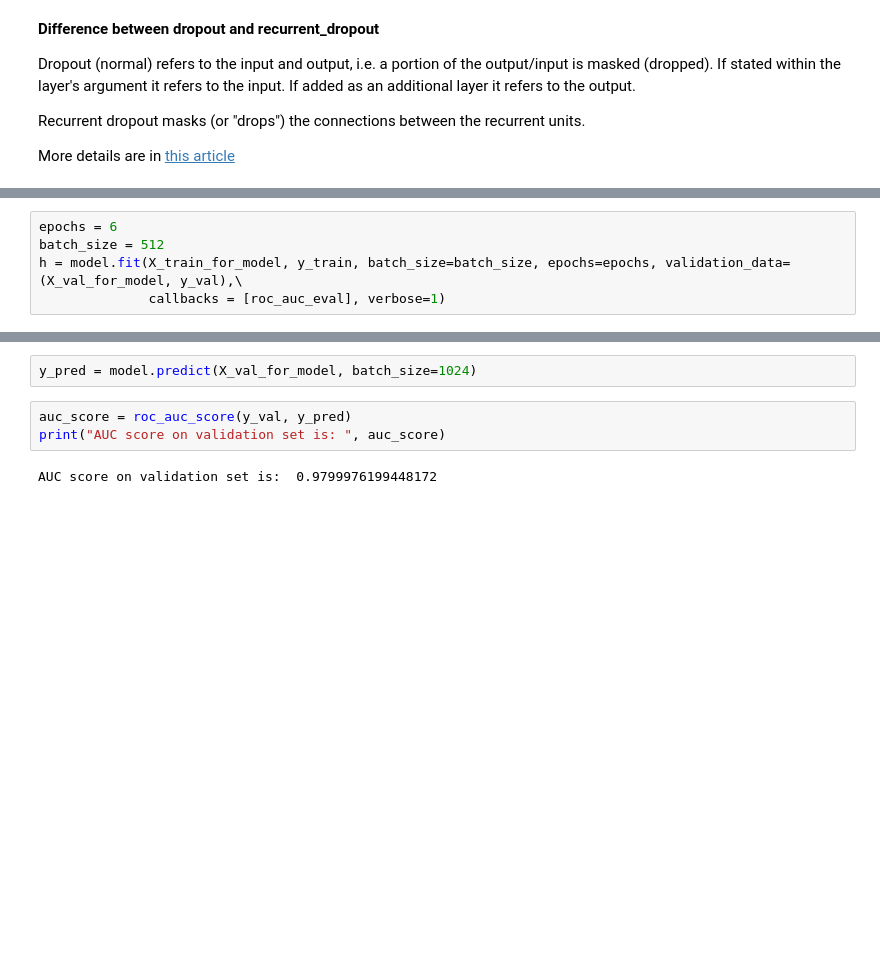
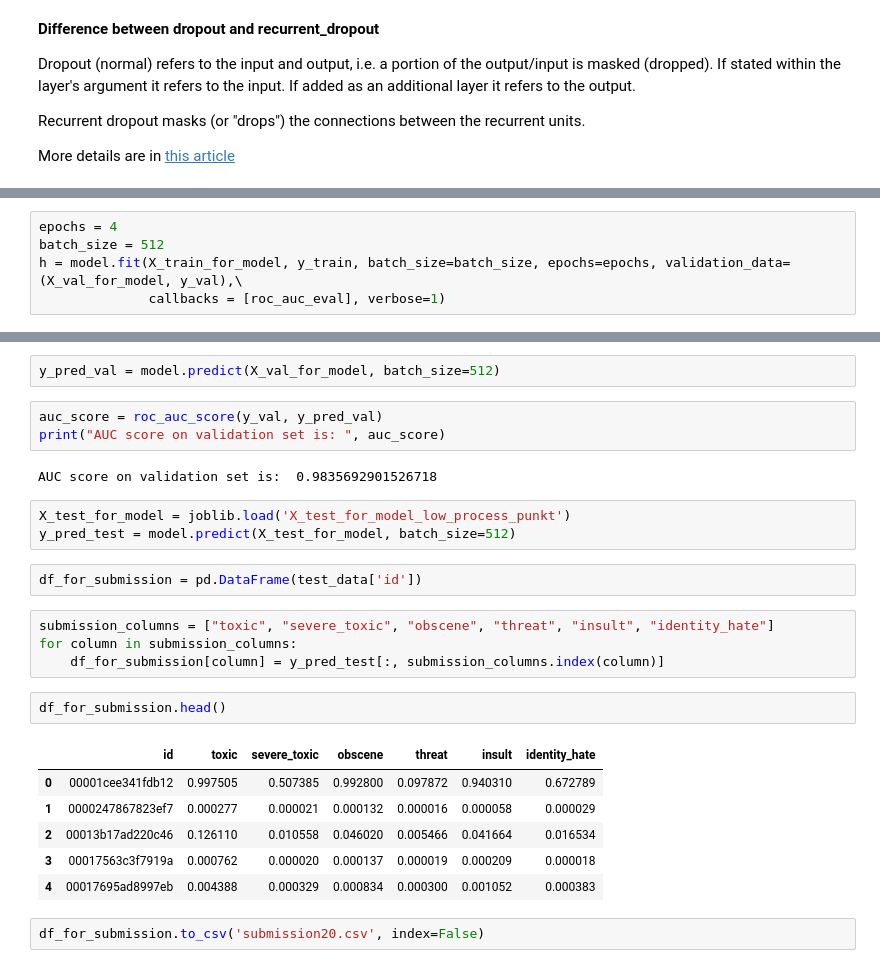
Before and after one commit to IshayTelavivi/kaggle_toxic_comment, a Jupyter notebook: Toxic_Comments.ipynb, the cells around one changed output, grey strips where cells are left out. Cells and saved outputs as stored; diff of their text form; blank space fills up the shorter version.

Commit message:
Highest score with bi-LSTM (run no. 20)

```diff
--- a/Toxic_Comments.ipynb
+++ b/Toxic_Comments.ipynb
@@ -1078,5 +1074,5 @@ roc_auc_eval = RocAucEvaluation(train_data=(X_train_for_model, y_train), validat
 # %%
-epochs = 6
+epochs = 4
 batch_size = 512
 h = model.fit(X_train_for_model, y_train, batch_size=batch_size, epochs=epochs, validation_data=(X_val_for_model, y_val),\
               callbacks = [roc_auc_eval], verbose=1)
@@ -1101,7 +1099,27 @@ val ROC-AUC - epoch: 6 - score: 0.979998
 # %%
-y_pred = model.predict(X_val_for_model, batch_size=1024)
+y_pred_val = model.predict(X_val_for_model, batch_size=512)
 # %%
-auc_score = roc_auc_score(y_val, y_pred)
+auc_score = roc_auc_score(y_val, y_pred_val)
 print("AUC score on validation set is: ", auc_score)
 # %% [output]
-AUC score on validation set is:  0.9799976199448172
+AUC score on validation set is:  0.9835692901526718
+# %%
+X_test_for_model = joblib.load('X_test_for_model_low_process_punkt')
+y_pred_test = model.predict(X_test_for_model, batch_size=512)
+# %%
+df_for_submission = pd.DataFrame(test_data['id'])
+# %%
+submission_columns = ["toxic", "severe_toxic", "obscene", "threat", "insult", "identity_hate"]
+for column in submission_columns:
+    df_for_submission[column] = y_pred_test[:, submission_columns.index(column)]
+# %%
+df_for_submission.head()
+# %% [output]
+|  | id | toxic | severe_toxic | obscene | threat | insult | identity_hate |
+| 0 | 00001cee341fdb12 | 0.997505 | 0.507385 | 0.992800 | 0.097872 | 0.940310 | 0.672789 |
+| 1 | 0000247867823ef7 | 0.000277 | 0.000021 | 0.000132 | 0.000016 | 0.000058 | 0.000029 |
+| 2 | 00013b17ad220c46 | 0.126110 | 0.010558 | 0.046020 | 0.005466 | 0.041664 | 0.016534 |
+| 3 | 00017563c3f7919a | 0.000762 | 0.000020 | 0.000137 | 0.000019 | 0.000209 | 0.000018 |
+| 4 | 00017695ad8997eb | 0.004388 | 0.000329 | 0.000834 | 0.000300 | 0.001052 | 0.000383 |
+# %%
+df_for_submission.to_csv('submission20.csv', index=False)
```
Also changed, not shown: parts of 47 cells of this notebook, 1 other file.
